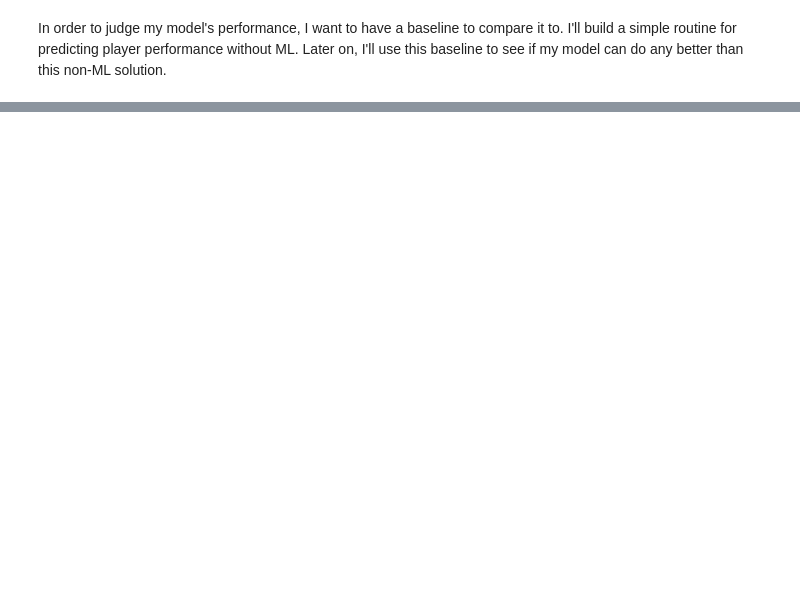
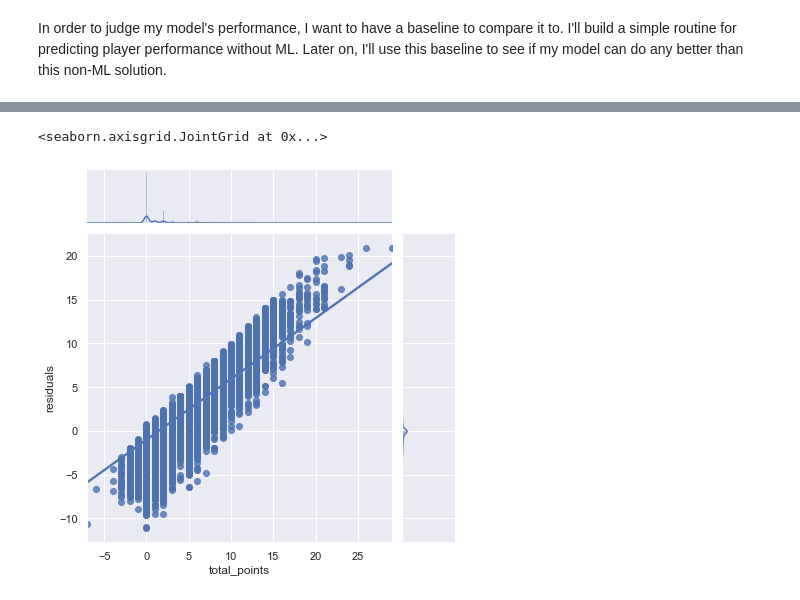
Before and after one commit to andrewjoelpeters/fpl, a Jupyter notebook: notebooks/03-define-baseline.ipynb, the cells around one changed output, grey strips where cells are left out. Saved outputs shown, nothing was run; the diff lists cells and outputs as text; code cells hidden in the pictures; blank space fills up the shorter version.

```diff
--- a/notebooks/03-define-baseline.ipynb
+++ b/notebooks/03-define-baseline.ipynb
@@ -37,0 +37,5 @@ list(df)
+# %%
+sns.jointplot(x ='total_points', y='residuals', data=baseline_df, kind='reg')
+# %% [output]
+<seaborn.axisgrid.JointGrid at 0x...>
+[figure, added]
```
Also changed, not shown: parts of 9 cells of this notebook, 6 other files.
